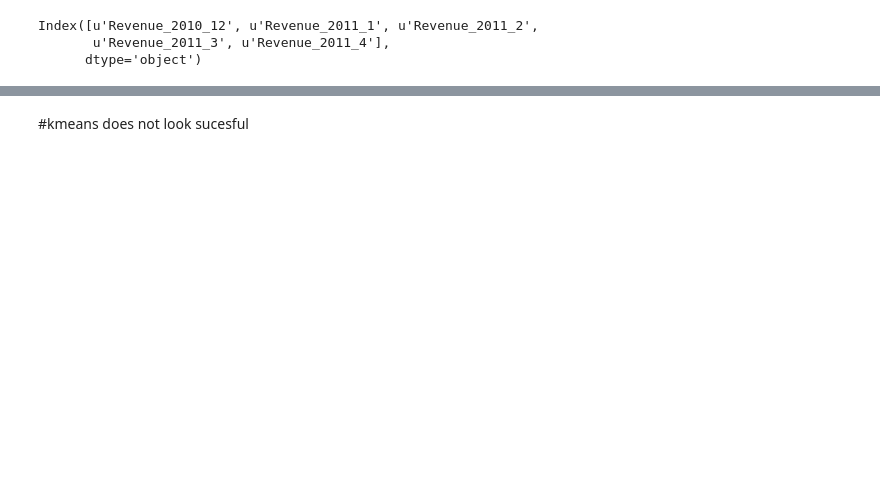
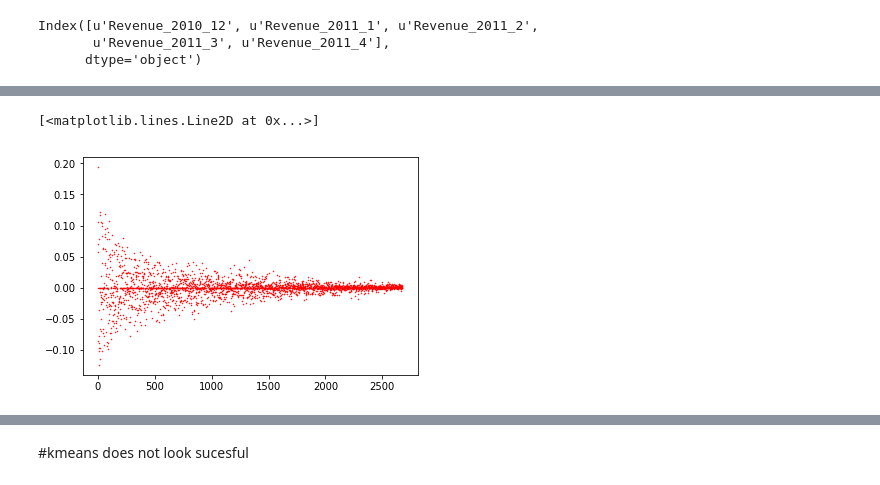
Before and after one commit to leexa90/E-commece-Data-Science, a Jupyter notebook: Untitled_cluster.ipynb, the cells around one changed output, grey strips where cells are left out. Drawn from its saved outputs; the diff is of its cells as text; code cells hidden in the pictures; blank space fills up the shorter version.

```diff
--- a/Untitled_cluster.ipynb
+++ b/Untitled_cluster.ipynb
@@ -516,0 +624,13 @@ xgb_explain = pd.read_excel('./XgbFeatureInteractions.xlsx')
+# %%
+num = np.array([0,1])
+U2=U[:,num]
+D2=D[num]
+V2=V[num]
+
+Customer_embeddings = U2
+Product_embeddings = V2
+# %%
+plt.plot(range(len(V2[0,:])),V2[1,:],'ro',markersize=.5)
+# %% [output]
+[<matplotlib.lines.Line2D at 0x...>]
+[figure, added]
```
Also changed, not shown: parts of 28 cells of this notebook, 2 other files.
